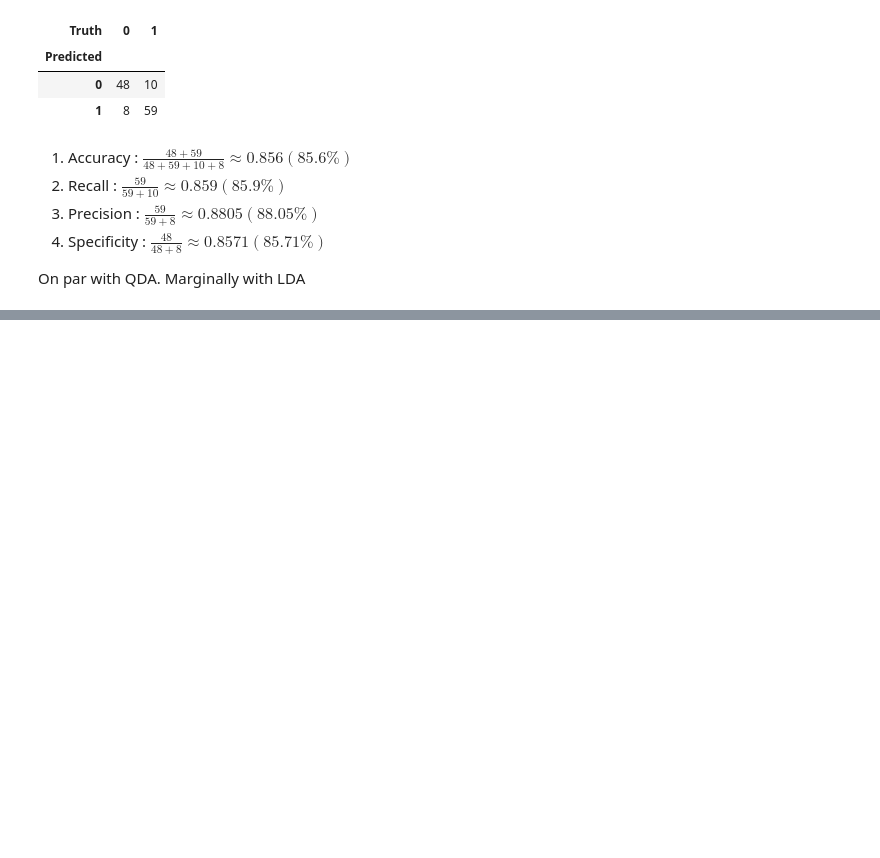
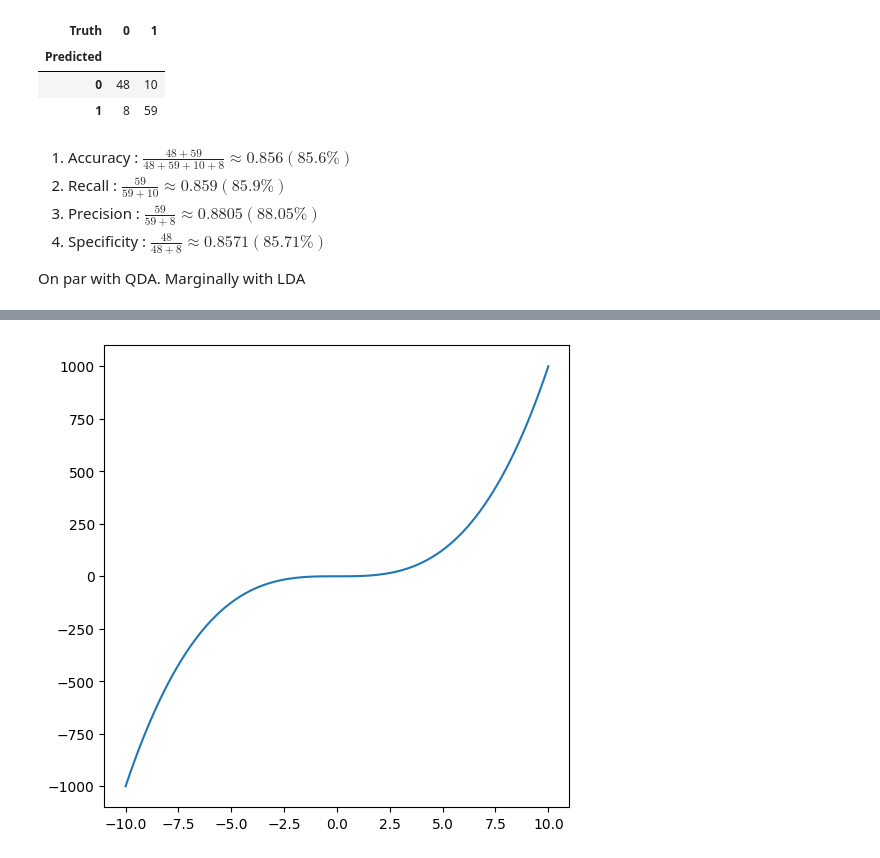
Before and after one commit to kkkamur07/ISL-Learning, a Jupyter notebook: Classification/Classification-Solutions.ipynb, the cells around one changed output, grey strips where cells are left out. Drawn from its saved outputs; the diff is of its cells as text; code cells hidden in the pictures; blank space fills up the shorter version.

```diff
--- a/Classification/Classification-Solutions.ipynb
+++ b/Classification/Classification-Solutions.ipynb
@@ -417,0 +460,11 @@ On par with QDA. Marginally with LDA
+# %%
+# Creating a function that allows me to create a plot of x vs x^a
+def PowerPlot(x,a) :
+    y = x ** a
+    fig, ax = plt.subplots(figsize = (6,6))
+    ax.plot(x,y)
+    plt.show()
+
+PowerPlot(np.linspace(-10,10,100), 3)
+# %% [output]
+[figure, added]
```
Also changed, not shown: parts of 30 cells of this notebook, 2 other files.
